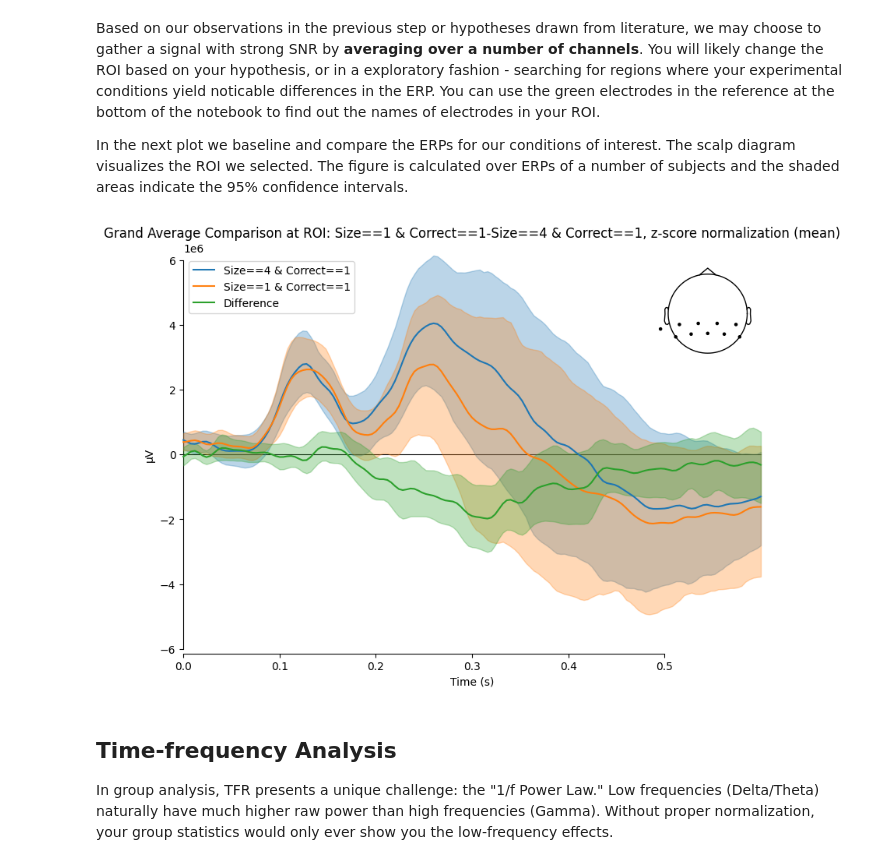
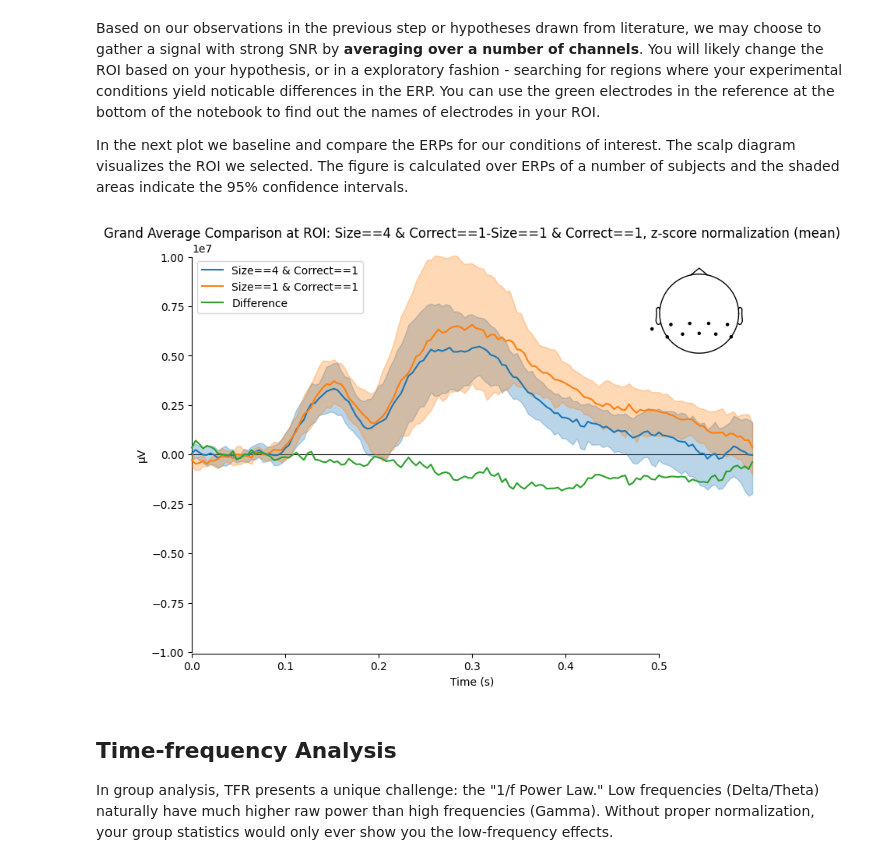
Before and after one commit to fbaumgardt/PS-NE-329, a Jupyter notebook: 07_Group_Analysis.ipynb, the cells around one changed output. Drawn from its saved outputs; the diff is of its cells as text; code cells hidden in the pictures.

```diff
--- a/07_Group_Analysis.ipynb
+++ b/07_Group_Analysis.ipynb
@@ -43,6 +43,7 @@ def tfr_to_evk(tfr,f_lim):
 # %% [markdown]
 ### Event-related Potentials
 # %%
+groups = ["g1","g2"]
 conditions = ["Size==1 & Correct==1","Size==4 & Correct==1"]
 # %%
 fmin=None; fmax = 20
@@ -54,3 +55,4 @@ timelocks = {
 }
 # %%
-files = {lck:[f for f in sorted(ls(f"Data/*/*{lck}-epo.fif.gz"))] for lck in timelocks.keys()};
+files = {lck:{g:[f for f in sorted(ls(f"Data/DMSS/{g}/*{lck}-epo.fif.gz"))] for g in groups} for lck in timelocks.keys()};files
+# files is a table of content for your trial data, organized by time interval (lck) and subject group (g)
@@ -57,11 +76,12 @@ files = {lck:[f for f in sorted(ls(f"Data/*/*{lck}-epo.fif.gz"))] for lck in tim
 # %%
-evoked = {c:[] for c in conditions}
-lck = "fdb"
-for f in files[lck]:
-    print(f"Loading {f}...")
-    epoch = mne.read_epochs(f,preload=True)
-    epoch.info['bads'] = [];
-    ch_names = epoch.ch_names
-    for c in conditions:
-        evoked[c].extend([epoch[c].average().apply_baseline(timelocks[lck])]);
+lck = "stim"
+evoked = {g:{c:[] for c in conditions} for g in groups}
+for g in groups:
+    for f in files[lck][g]:
+        print(f"Loading {f}...")
+        epoch = mne.read_epochs(f,preload=True)
+        epoch.info['bads'] = [];
+        ch_names = epoch.ch_names
+        for c in conditions:
+            evoked[g][c].extend([epoch[c].average().apply_baseline(timelocks[lck])]);
 # %% [output]
@@ -105,29 +149,35 @@ Based on our observations in the previous step or hypotheses drawn from literatu
 In the next plot we baseline and compare the ERPs for our conditions of interest. The scalp diagram visualizes the ROI we selected. The figure is calculated over ERPs of a number of subjects and the shaded areas indicate the 95% confidence intervals.
 # %%
 # Pick two conditions to compare
-c1 = conditions[0]; c2 = conditions[1]
+gs = ["g1"]; cs = ["Size==4 & Correct==1","Size==1 & Correct==1"]
 
 # Comparing conditions at a specific ROI (e.g., Parietal electrodes)
 roi = ['PO3']; roi = None
 roi = [ch for ch in ch_names if 'P' in ch]
 
 # Choose time interval to plot in figure
 crop_time = (0,1.)
-crop_time = timelocks["fdb"]
+crop_time = timelocks["stim"]
+t=""
+if len(gs)>1:
+    t = gs
+    evoked_gfp = {g: [trans_to_zscore(e).crop(0,.6) for e in evoked[g][cs[0]]] for g in gs}
+    evoked_gfp["Difference"] = mne.combine_evoked([mne.grand_average(evoked_gfp[gs[0]]),mne.grand_average(evoked_gfp[gs[1]])],[1,-1])
+elif len(cs)>1:
+    t = cs
+    evoked_gfp = {c: [trans_to_zscore(e).crop(0,.6) for e in evoked[gs[0]][c]] for c in cs}
+    evoked_gfp["Difference"] = mne.grand_average([mne.combine_evoked([a,b],[1,-1]) for a,b in zip(evoked_gfp[cs[0]],evoked_gfp[cs[1]])])
 
-#evokeds_cond = {c:[subj[c].copy().apply_baseline(bsl).crop(0,.6) for subj in evoked.values()] for c in conditions}
-evokeds_cond = {c:[trans_to_zscore(subj).crop(0,.6) for subj in subjs] for c,subjs in evoked.items()}
-difference_evks = [mne.combine_evoked([a,b],[1,-1]) for a,b in zip(evokeds_cond[c1],evokeds_cond[c2])]
 
 mne.viz.plot_compare_evokeds(
-    {c2: evokeds_cond[c2], c1: evokeds_cond[c1], 'Difference': difference_evks},
+    evoked_gfp,
     picks=roi,
     combine='mean',
-    title=f'Grand Average Comparison at ROI: {c1}-{c2}, z-score normalization',
+    title=f'Grand Average Comparison at ROI: {t[0]}-{t[1]}, z-score normalization',
     show_sensors=True
 );
 # %% [output]
-[figure, old version]
+[figure, new version]
 # %% [markdown]
 ## Time-frequency Analysis
 In group analysis, TFR presents a unique challenge: the "1/f Power Law." Low frequencies (Delta/Theta) naturally have much higher raw power than high frequencies (Gamma). Without proper normalization, your group statistics would only ever show you the low-frequency effects.
```
Also changed, not shown: parts of 6 cells of this notebook.
